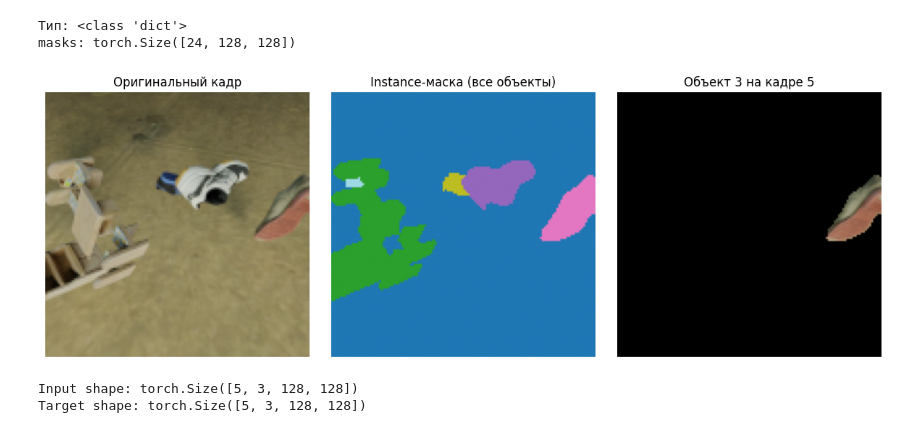
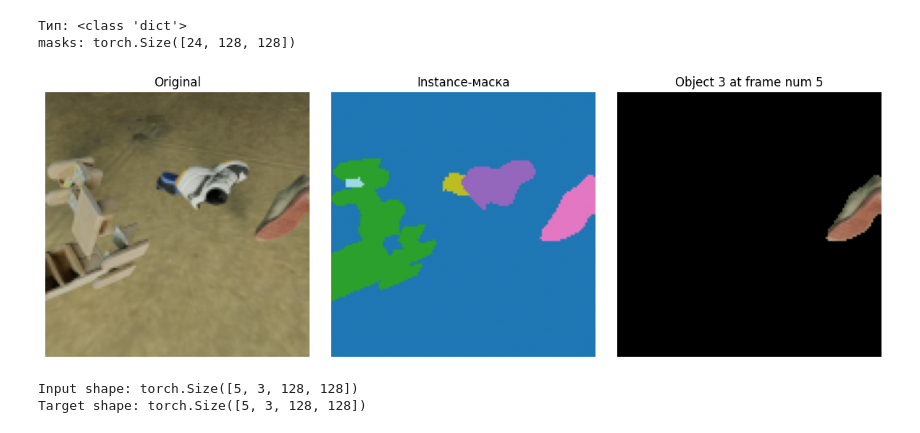
Before and after one commit to vladimashev/object-repr-video-prediction, a Jupyter notebook: test.ipynb, the cells around one changed output. Cells and saved outputs as stored; diff of their text form; code cells hidden in the pictures.

```diff
--- a/test.ipynb
+++ b/test.ipynb
@@ -62,40 +92,39 @@ object_id = 3
 
 mask_path = f"/home/nfs/inf6/data/datasets/MOVi/movi_c/train/mask_{video_id}.pt"
 rgb_path = f"/home/nfs/inf6/data/datasets/MOVi/movi_c/train/rgb_{video_id}_{frame_idx:02d}.png"
 
 # Загрузка mask и RGB
 mask_data = torch.load(mask_path, map_location='cpu')
 mask_frame = mask_data['masks'][frame_idx]  # shape: [128, 128]
 
 rgb_tensor = torch.from_numpy(np.array(Image.open(rgb_path)))  # shape: [H, W, 3]
 
 binary_mask = (mask_frame == object_id)  # shape: [H, W]
 binary_mask = binary_mask.unsqueeze(-1).expand_as(rgb_tensor)  # [H, W, 3]
 
 masked_rgb = rgb_tensor.clone()
 masked_rgb[~binary_mask] = 0  # зануляем фон
 
 plt.figure(figsize=(12, 4))
 
 plt.subplot(1, 3, 1)
 plt.imshow(rgb_tensor.numpy())
-plt.title("Щкшпштф")
+plt.title("Original")
 plt.axis("off")
 
 plt.subplot(1, 3, 2)
 plt.imshow(mask_frame.numpy(), cmap="tab20")
-plt.title("Instance-маска (все объекты)")
+plt.title("Instance-маска")
+plt.tight_layout()
+plt.show()
 plt.axis("off")
 
 plt.subplot(1, 3, 3)
 plt.imshow(masked_rgb.numpy())
-plt.title(f"Объект {object_id} на кадре {frame_idx}")
+plt.title(f"Object {object_id} at frame num {frame_idx}")
 plt.axis("off")
-
-plt.tight_layout()
-plt.show()
 # %% [output]
-[figure, old version]
+[figure, new version]
 # %%
 from dataset import MOViC_Dataset
 from torchvision import transforms
```
Also changed, not shown: parts of 8 cells of this notebook, 1 other file.
